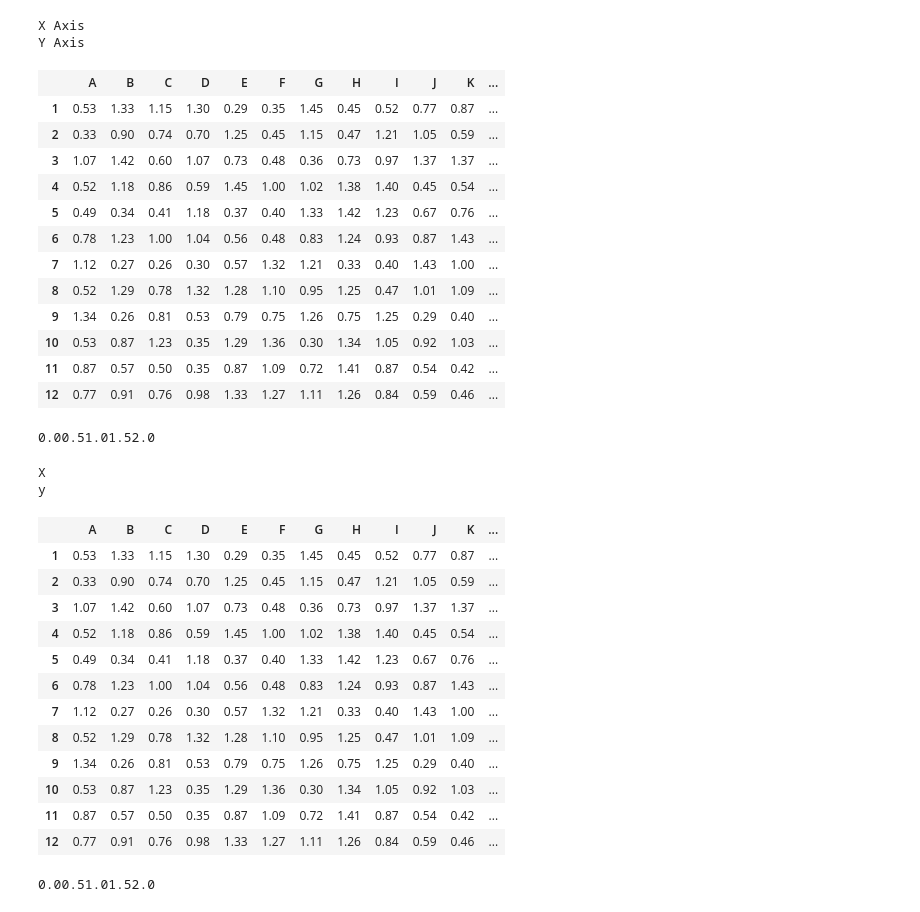
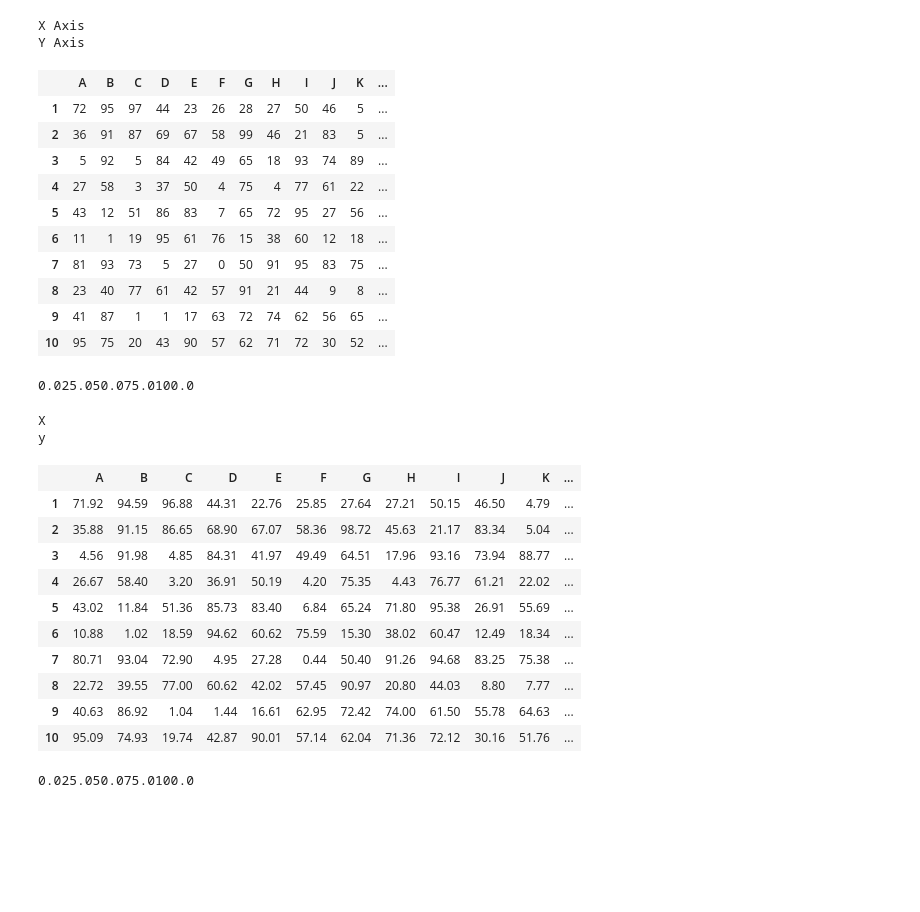
Before and after one commit to john-critchley/htmlplotlib, a Jupyter notebook: example/test_html_heatmap.ipynb, the cells around one changed output. Drawn from its saved outputs; the diff is of its cells as text; code cells hidden in the pictures; blank space fills up the shorter version.

```diff
--- a/example/test_html_heatmap.ipynb
+++ b/example/test_html_heatmap.ipynb
@@ -65,5 +56,8 @@ import pandas as pd
 # %%
-data = np.random.rand(sx, sy)*1.2+0.25
-pd.DataFrame(data, index=yticklabels, columns=xticklabels)
+#data = np.random.rand(sx, sy)*1.2+0.25
+data = np.random.rand(sx, sy)*100
+
+df=pd.DataFrame(data, index=yticklabels, columns=xticklabels)
+df
 # %% [output]
 |  | A | B | C | D | E | F | G | H | I | J | K | ... |
@@ -82,30 +80,28 @@ pd.DataFrame(data, index=yticklabels, columns=xticklabels)
 # %%
-hor=False
+hor=True
 htmlplotlib.html_heatmap(data, cmap='rocket', show=True, xlabel='X Axis', ylabel='Y Axis',
-                         xticklabels=xticklabels, yticklabels=yticklabels, square=True,     cbar_kws={'orientation': 'horizontal' if hor else 'vertical'})
+                         xticklabels=xticklabels, yticklabels=yticklabels, square=True, cbar_kws={'orientation': 'horizontal' if hor else 'vertical'}, fmt='.0f')
 # %% [output]
 X Axis
 Y Axis
 |  | A | B | C | D | E | F | G | H | I | J | K | ... |
-| 1 | 0.53 | 1.33 | 1.15 | 1.30 | 0.29 | 0.35 | 1.45 | 0.45 | 0.52 | 0.77 | 0.87 | ... |
-| 2 | 0.33 | 0.90 | 0.74 | 0.70 | 1.25 | 0.45 | 1.15 | 0.47 | 1.21 | 1.05 | 0.59 | ... |
-| 3 | 1.07 | 1.42 | 0.60 | 1.07 | 0.73 | 0.48 | 0.36 | 0.73 | 0.97 | 1.37 | 1.37 | ... |
-| 4 | 0.52 | 1.18 | 0.86 | 0.59 | 1.45 | 1.00 | 1.02 | 1.38 | 1.40 | 0.45 | 0.54 | ... |
-| 5 | 0.49 | 0.34 | 0.41 | 1.18 | 0.37 | 0.40 | 1.33 | 1.42 | 1.23 | 0.67 | 0.76 | ... |
-| 6 | 0.78 | 1.23 | 1.00 | 1.04 | 0.56 | 0.48 | 0.83 | 1.24 | 0.93 | 0.87 | 1.43 | ... |
-| 7 | 1.12 | 0.27 | 0.26 | 0.30 | 0.57 | 1.32 | 1.21 | 0.33 | 0.40 | 1.43 | 1.00 | ... |
-| 8 | 0.52 | 1.29 | 0.78 | 1.32 | 1.28 | 1.10 | 0.95 | 1.25 | 0.47 | 1.01 | 1.09 | ... |
-| 9 | 1.34 | 0.26 | 0.81 | 0.53 | 0.79 | 0.75 | 1.26 | 0.75 | 1.25 | 0.29 | 0.40 | ... |
-| 10 | 0.53 | 0.87 | 1.23 | 0.35 | 1.29 | 1.36 | 0.30 | 1.34 | 1.05 | 0.92 | 1.03 | ... |
-| 11 | 0.87 | 0.57 | 0.50 | 0.35 | 0.87 | 1.09 | 0.72 | 1.41 | 0.87 | 0.54 | 0.42 | ... |
-| 12 | 0.77 | 0.91 | 0.76 | 0.98 | 1.33 | 1.27 | 1.11 | 1.26 | 0.84 | 0.59 | 0.46 | ... |
+| 1 | 72 | 95 | 97 | 44 | 23 | 26 | 28 | 27 | 50 | 46 | 5 | ... |
+| 2 | 36 | 91 | 87 | 69 | 67 | 58 | 99 | 46 | 21 | 83 | 5 | ... |
+| 3 | 5 | 92 | 5 | 84 | 42 | 49 | 65 | 18 | 93 | 74 | 89 | ... |
+| 4 | 27 | 58 | 3 | 37 | 50 | 4 | 75 | 4 | 77 | 61 | 22 | ... |
+| 5 | 43 | 12 | 51 | 86 | 83 | 7 | 65 | 72 | 95 | 27 | 56 | ... |
+| 6 | 11 | 1 | 19 | 95 | 61 | 76 | 15 | 38 | 60 | 12 | 18 | ... |
+| 7 | 81 | 93 | 73 | 5 | 27 | 0 | 50 | 91 | 95 | 83 | 75 | ... |
+| 8 | 23 | 40 | 77 | 61 | 42 | 57 | 91 | 21 | 44 | 9 | 8 | ... |
+| 9 | 41 | 87 | 1 | 1 | 17 | 63 | 72 | 74 | 62 | 56 | 65 | ... |
+| 10 | 95 | 75 | 20 | 43 | 90 | 57 | 62 | 71 | 72 | 30 | 52 | ... |
-0.00.51.01.52.0
+0.025.050.075.0100.0
 # %%
 # Call the heatmap function
 htmlplotlib.html_heatmap(
     data,
-    cmap='reds',
-    #cmap='viridis',
+    #cmap='reds',
+    cmap='viridis',
     show=True,
     xlabel='X',
     ylabel='y',
@@ -118,18 +114,16 @@ htmlplotlib.html_heatmap(
 X
 y
 |  | A | B | C | D | E | F | G | H | I | J | K | ... |
-| 1 | 0.53 | 1.33 | 1.15 | 1.30 | 0.29 | 0.35 | 1.45 | 0.45 | 0.52 | 0.77 | 0.87 | ... |
-| 2 | 0.33 | 0.90 | 0.74 | 0.70 | 1.25 | 0.45 | 1.15 | 0.47 | 1.21 | 1.05 | 0.59 | ... |
-| 3 | 1.07 | 1.42 | 0.60 | 1.07 | 0.73 | 0.48 | 0.36 | 0.73 | 0.97 | 1.37 | 1.37 | ... |
-| 4 | 0.52 | 1.18 | 0.86 | 0.59 | 1.45 | 1.00 | 1.02 | 1.38 | 1.40 | 0.45 | 0.54 | ... |
-| 5 | 0.49 | 0.34 | 0.41 | 1.18 | 0.37 | 0.40 | 1.33 | 1.42 | 1.23 | 0.67 | 0.76 | ... |
-| 6 | 0.78 | 1.23 | 1.00 | 1.04 | 0.56 | 0.48 | 0.83 | 1.24 | 0.93 | 0.87 | 1.43 | ... |
-| 7 | 1.12 | 0.27 | 0.26 | 0.30 | 0.57 | 1.32 | 1.21 | 0.33 | 0.40 | 1.43 | 1.00 | ... |
-| 8 | 0.52 | 1.29 | 0.78 | 1.32 | 1.28 | 1.10 | 0.95 | 1.25 | 0.47 | 1.01 | 1.09 | ... |
-| 9 | 1.34 | 0.26 | 0.81 | 0.53 | 0.79 | 0.75 | 1.26 | 0.75 | 1.25 | 0.29 | 0.40 | ... |
-| 10 | 0.53 | 0.87 | 1.23 | 0.35 | 1.29 | 1.36 | 0.30 | 1.34 | 1.05 | 0.92 | 1.03 | ... |
-| 11 | 0.87 | 0.57 | 0.50 | 0.35 | 0.87 | 1.09 | 0.72 | 1.41 | 0.87 | 0.54 | 0.42 | ... |
-| 12 | 0.77 | 0.91 | 0.76 | 0.98 | 1.33 | 1.27 | 1.11 | 1.26 | 0.84 | 0.59 | 0.46 | ... |
+| 1 | 71.92 | 94.59 | 96.88 | 44.31 | 22.76 | 25.85 | 27.64 | 27.21 | 50.15 | 46.50 | 4.79 | ... |
+| 2 | 35.88 | 91.15 | 86.65 | 68.90 | 67.07 | 58.36 | 98.72 | 45.63 | 21.17 | 83.34 | 5.04 | ... |
+| 3 | 4.56 | 91.98 | 4.85 | 84.31 | 41.97 | 49.49 | 64.51 | 17.96 | 93.16 | 73.94 | 88.77 | ... |
+| 4 | 26.67 | 58.40 | 3.20 | 36.91 | 50.19 | 4.20 | 75.35 | 4.43 | 76.77 | 61.21 | 22.02 | ... |
+| 5 | 43.02 | 11.84 | 51.36 | 85.73 | 83.40 | 6.84 | 65.24 | 71.80 | 95.38 | 26.91 | 55.69 | ... |
+| 6 | 10.88 | 1.02 | 18.59 | 94.62 | 60.62 | 75.59 | 15.30 | 38.02 | 60.47 | 12.49 | 18.34 | ... |
+| 7 | 80.71 | 93.04 | 72.90 | 4.95 | 27.28 | 0.44 | 50.40 | 91.26 | 94.68 | 83.25 | 75.38 | ... |
+| 8 | 22.72 | 39.55 | 77.00 | 60.62 | 42.02 | 57.45 | 90.97 | 20.80 | 44.03 | 8.80 | 7.77 | ... |
+| 9 | 40.63 | 86.92 | 1.04 | 1.44 | 16.61 | 62.95 | 72.42 | 74.00 | 61.50 | 55.78 | 64.63 | ... |
+| 10 | 95.09 | 74.93 | 19.74 | 42.87 | 90.01 | 57.14 | 62.04 | 71.36 | 72.12 | 30.16 | 51.76 | ... |
-0.00.51.01.52.0
+0.025.050.075.0100.0
 # %%
 htmlplotlib.html_heatmap(data, cmap='rocket', show=True, xlabel='X Axis', ylabel='Y Axis',
```
Also changed, not shown: parts of 28 cells of this notebook, 1 other file.
